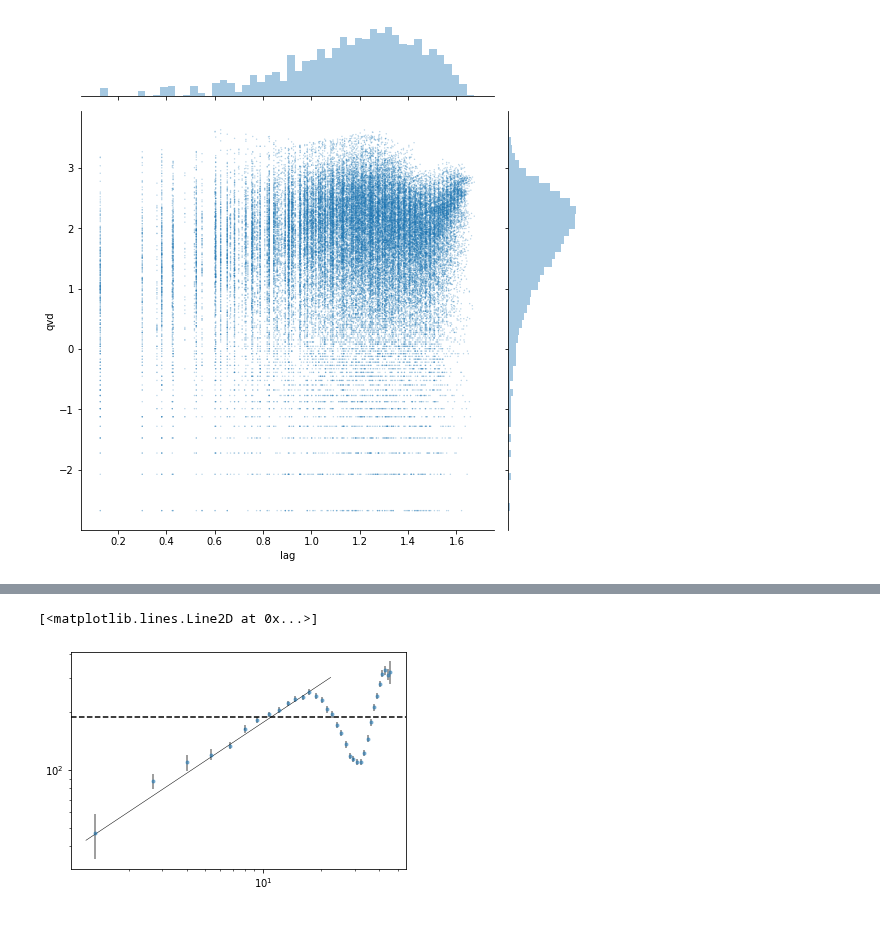
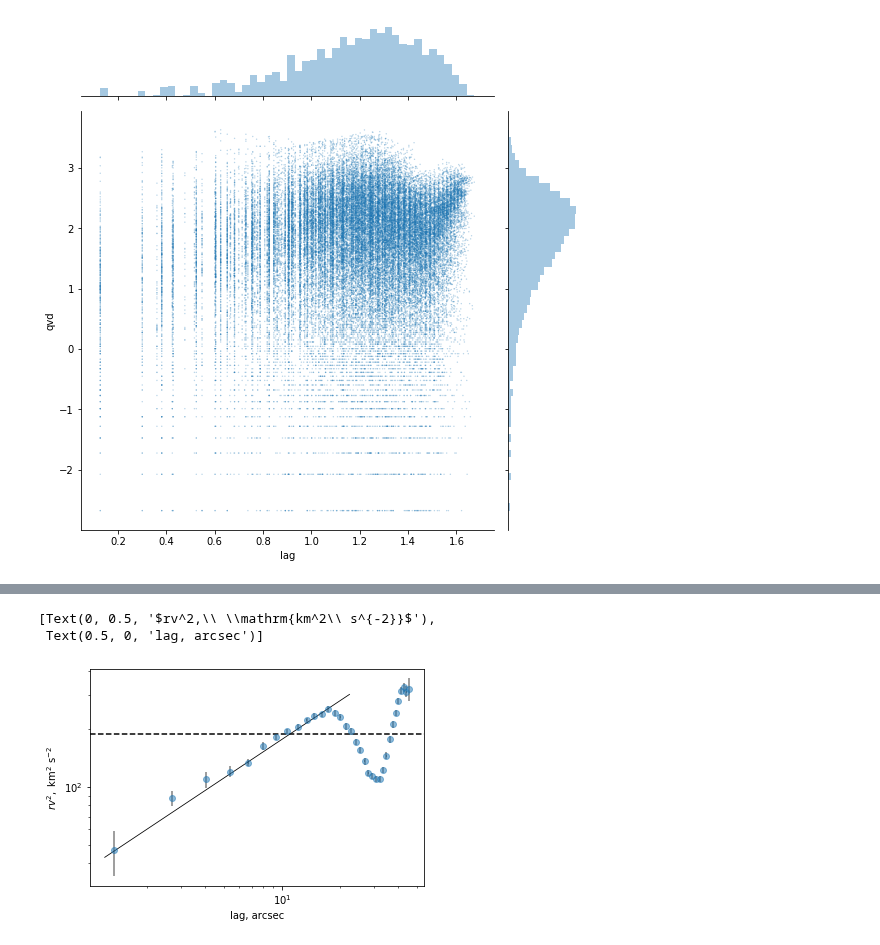
Before and after one commit to will-henney/JavGVastro-PhD, a Jupyter notebook: SFSBR.ipynb, the cells around one changed output, grey strips where cells are left out. Drawn from its saved outputs; the diff is of its cells as text; code cells hidden in the pictures.

```diff
--- a/SFSBR.ipynb
+++ b/SFSBR.ipynb
@@ -309,10 +288,12 @@ plt.xscale("log")
 # %%
 fig, ax=plt.subplots()
-ax.errorbar(sf['Lag'],sf['Nmqvd'],xerr=sf.ErrX,yerr=sf.ErrY, fmt=".", ecolor='k', alpha=0.5)
+ax.errorbar(sf['Lag'],sf['Nmqvd'],xerr=sf.ErrX,yerr=sf.ErrY, fmt="o", ecolor='k', alpha=0.5)
 ax.set(xscale='log',yscale='log')
 ax.axhline(y=sig2, color='k', linestyle='--')
 sgrid = np.logspace(.08, 1.35)
-ax.plot(sgrid, 38.0*sgrid**(2/3), color="k", lw=0.5)
+ax.plot(sgrid, 38.0*sgrid**(2/3), color="k", lw=0.8)
+ax.set(xlabel='lag, arcsec', ylabel=r'$rv^2,\ \mathrm{km^2\ s^{-2}}$')
 # %% [output]
-[<matplotlib.lines.Line2D at 0x...>]
+[Text(0, 0.5, '$rv^2,\\ \\mathrm{km^2\\ s^{-2}}$'),
+ Text(0.5, 0, 'lag, arcsec')]
-[figure, old version]
+[figure, new version]
```
Also changed, not shown: parts of 25 cells of this notebook, 2 other files.
